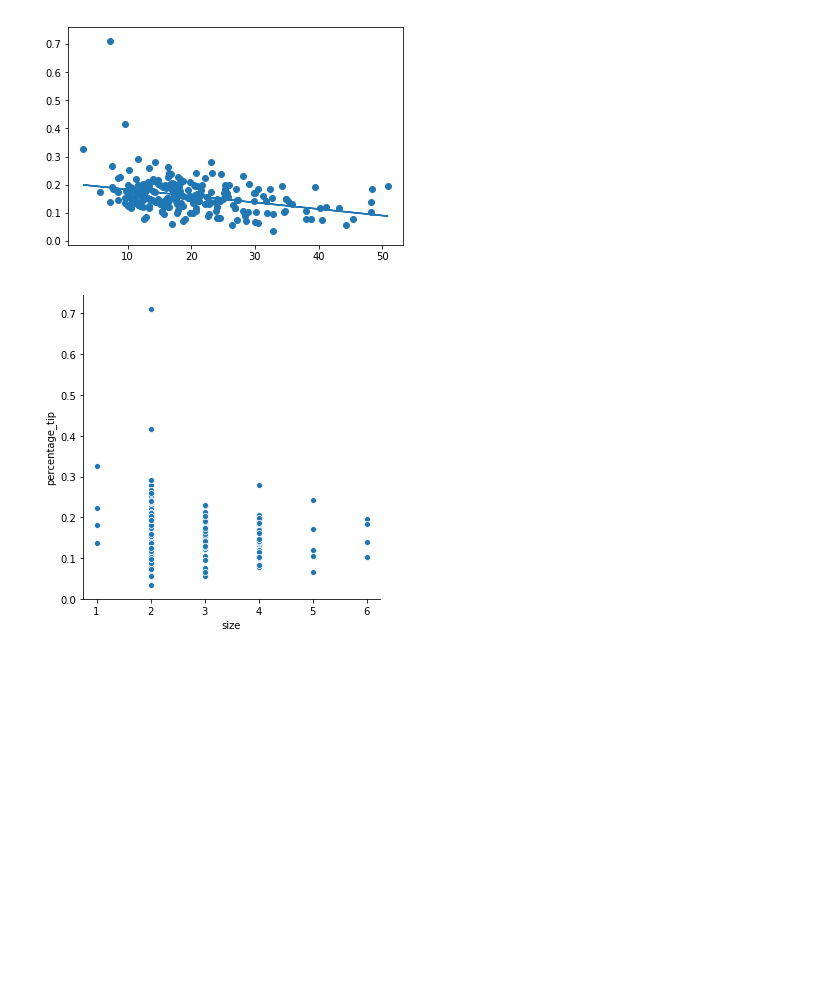
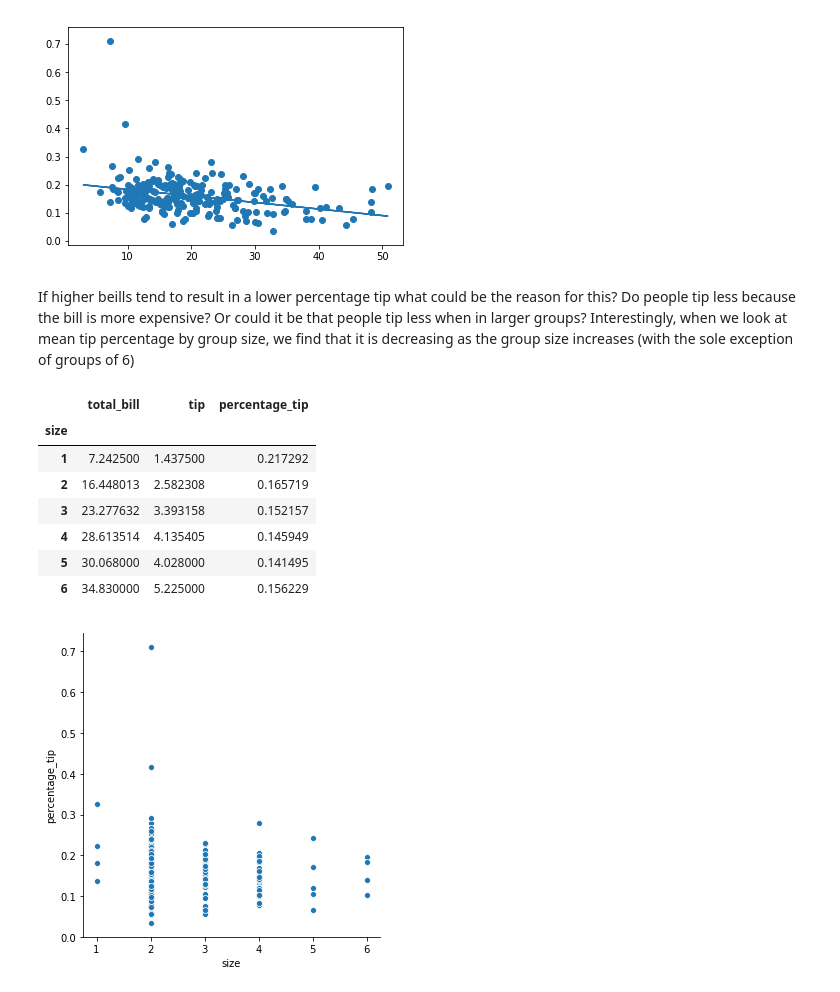
Before and after one commit to michealcannon/fundamentals-project, a Jupyter notebook: Tips Dataset.ipynb, the cells around one changed output. Drawn from its saved outputs; the diff is of its cells as text; code cells hidden in the pictures; blank space fills up the shorter version.

Commit message:
found averages of each column in dataset

```diff
--- a/Tips Dataset.ipynb
+++ b/Tips Dataset.ipynb
@@ -155,6 +155,19 @@ plt.plot(b,m*b +c) # plot line of best fit using values m and c obtained above
 # %% [output]
 [<matplotlib.lines.Line2D at 0x...>]
 [figure]
+# %% [markdown]
+If higher beills tend to result in a lower percentage tip what could be the reason for this? Do people tip less because the bill is more expensive? Or could it be that people tip less when in larger groups? Interestingly, when we look at mean tip percentage by group size, we find that it is decreasing as the group size increases (with the sole exception of groups of 6)
+# %%
+tips.groupby("size").mean() # disply mean of each column grouped by table size
+# %% [output]
+|  | total_bill | tip | percentage_tip |
+| size |  |  |  |
+| 1 | 7.242500 | 1.437500 | 0.217292 |
+| 2 | 16.448013 | 2.582308 | 0.165719 |
+| 3 | 23.277632 | 3.393158 | 0.152157 |
+| 4 | 28.613514 | 4.135405 | 0.145949 |
+| 5 | 30.068000 | 4.028000 | 0.141495 |
+| 6 | 34.830000 | 5.225000 | 0.156229 |
 # %%
 sns.relplot(x="size", y="percentage_tip", data=tips); # scatterplot of size of group(x axis) against percentage tip(y axis) from data in tips dataset
 # %% [output]
```
